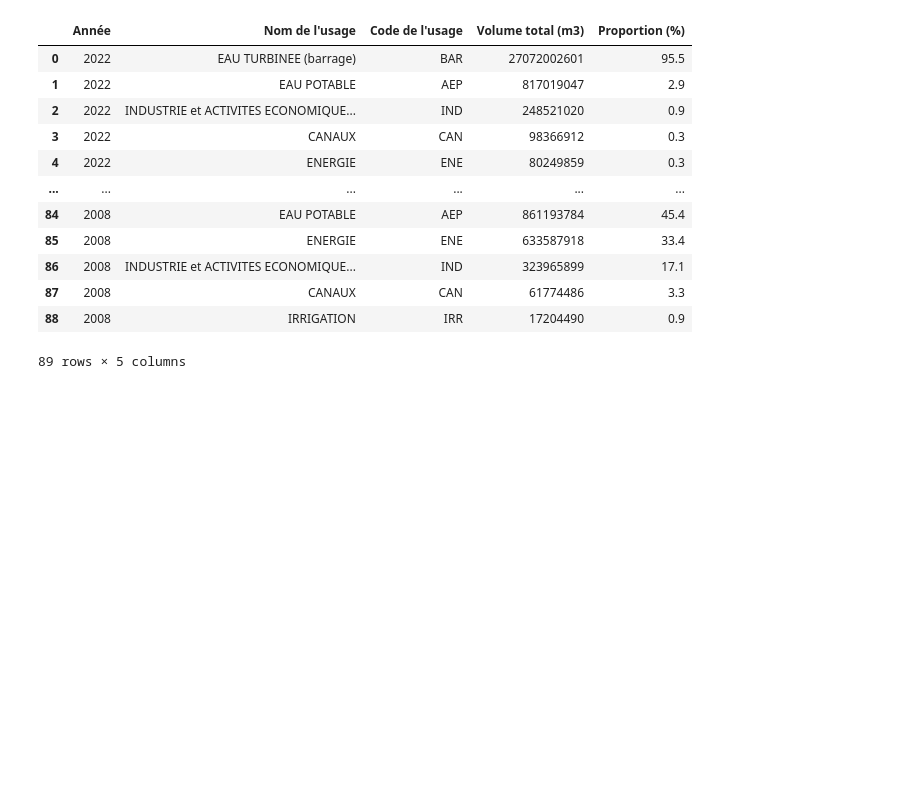
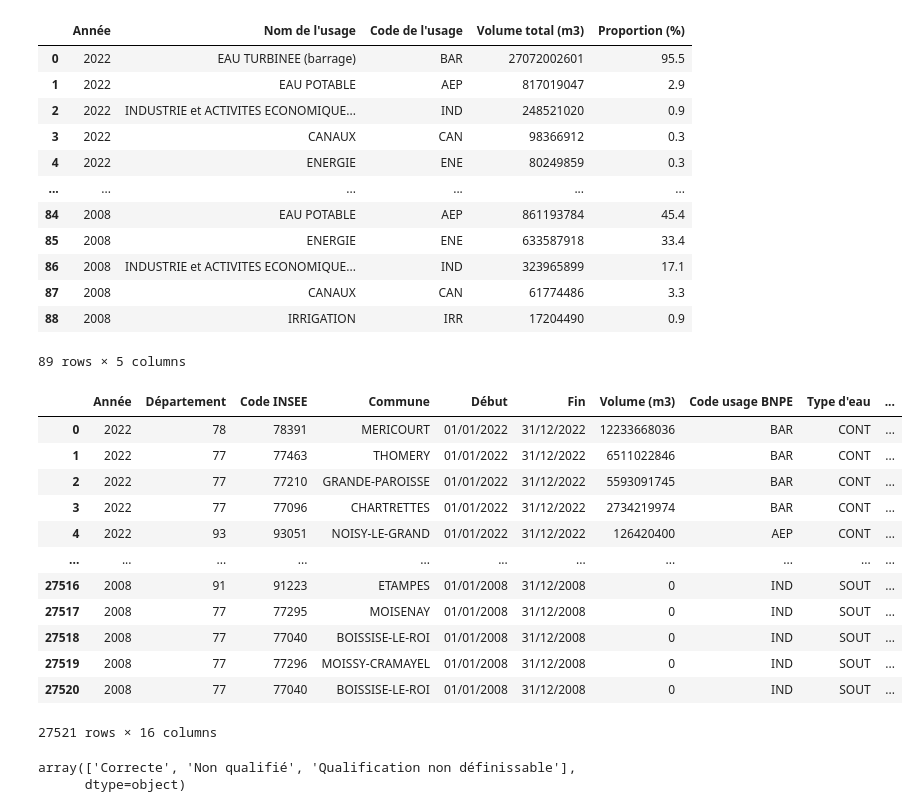
Before and after one commit to Garvoz/AquaVision, a Jupyter notebook: exploration2.ipynb, the cells around one changed output. Drawn from its saved outputs; the diff is of its cells as text; code cells hidden in the pictures; blank space fills up the shorter version.

```diff
--- a/exploration2.ipynb
+++ b/exploration2.ipynb
@@ -83,3 +115,24 @@ df_su
 | 87 | 2008 | CANAUX | CAN | 61774486 | 3.3 |
 | 88 | 2008 | IRRIGATION | IRR | 17204490 | 0.9 |
 89 rows × 5 columns
+# %%
+df_prel
+# %% [output]
+|  | Année | Département | Code INSEE | Commune | Début | Fin | Volume (m3) | Code usage BNPE | Type d'eau | ... |
+| 0 | 2022 | 78 | 78391 | MERICOURT | 01/01/2022 | 31/12/2022 | 12233668036 | BAR | CONT | ... |
+| 1 | 2022 | 77 | 77463 | THOMERY | 01/01/2022 | 31/12/2022 | 6511022846 | BAR | CONT | ... |
+| 2 | 2022 | 77 | 77210 | GRANDE-PAROISSE | 01/01/2022 | 31/12/2022 | 5593091745 | BAR | CONT | ... |
+| 3 | 2022 | 77 | 77096 | CHARTRETTES | 01/01/2022 | 31/12/2022 | 2734219974 | BAR | CONT | ... |
+| 4 | 2022 | 93 | 93051 | NOISY-LE-GRAND | 01/01/2022 | 31/12/2022 | 126420400 | AEP | CONT | ... |
+| ... | ... | ... | ... | ... | ... | ... | ... | ... | ... | ... |
+| 27516 | 2008 | 91 | 91223 | ETAMPES | 01/01/2008 | 31/12/2008 | 0 | IND | SOUT | ... |
+| 27517 | 2008 | 77 | 77295 | MOISENAY | 01/01/2008 | 31/12/2008 | 0 | IND | SOUT | ... |
+| 27518 | 2008 | 77 | 77040 | BOISSISE-LE-ROI | 01/01/2008 | 31/12/2008 | 0 | IND | SOUT | ... |
+| 27519 | 2008 | 77 | 77296 | MOISSY-CRAMAYEL | 01/01/2008 | 31/12/2008 | 0 | IND | SOUT | ... |
+| 27520 | 2008 | 77 | 77040 | BOISSISE-LE-ROI | 01/01/2008 | 31/12/2008 | 0 | IND | SOUT | ... |
+27521 rows × 16 columns
+# %%
+df_prel["Libellé de qualification du volume d'eau"].unique()
+# %% [output]
+array(['Correcte', 'Non qualifié', 'Qualification non définissable'],
+      dtype=object)
```
Also changed, not shown: parts of 2 cells of this notebook, 1 other file.
